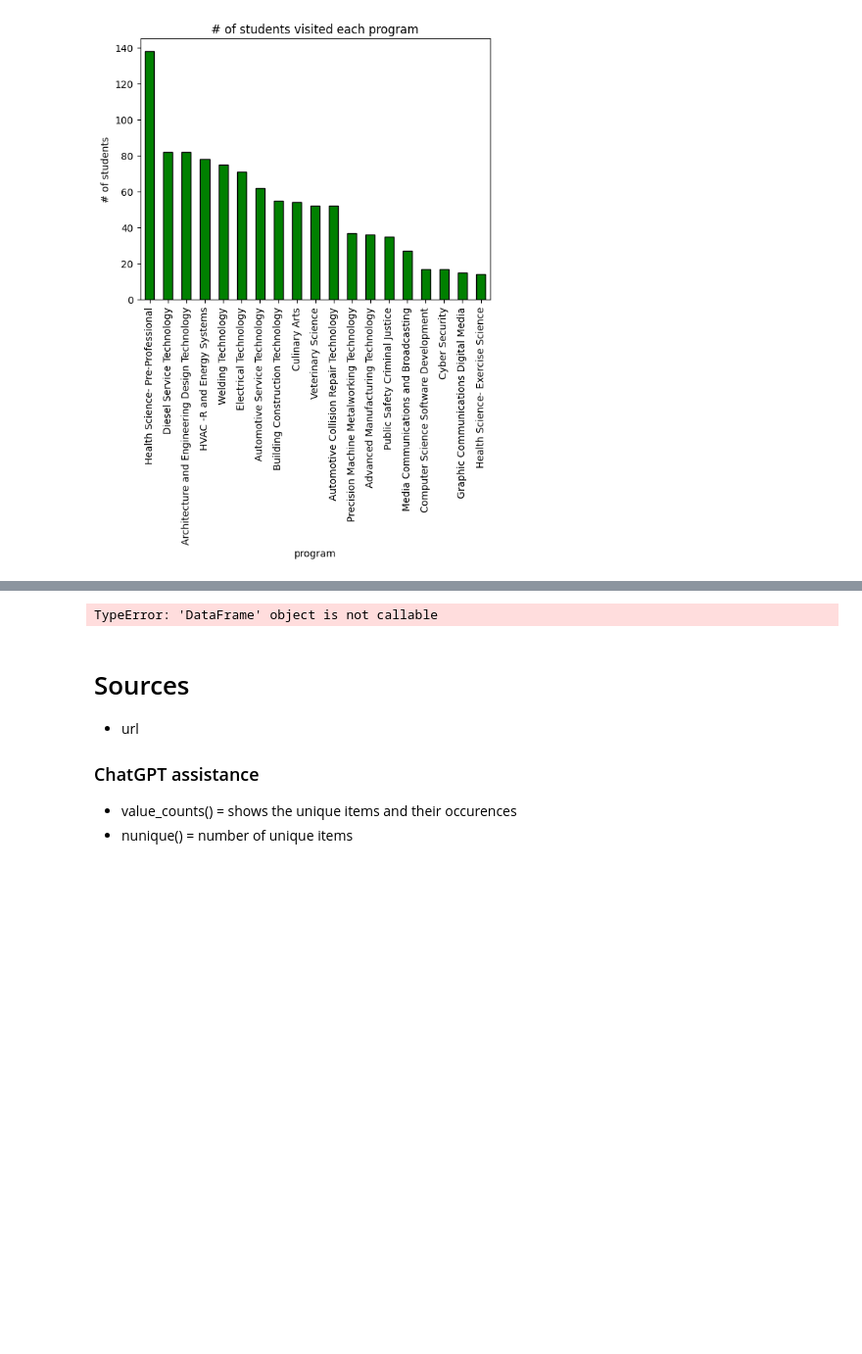
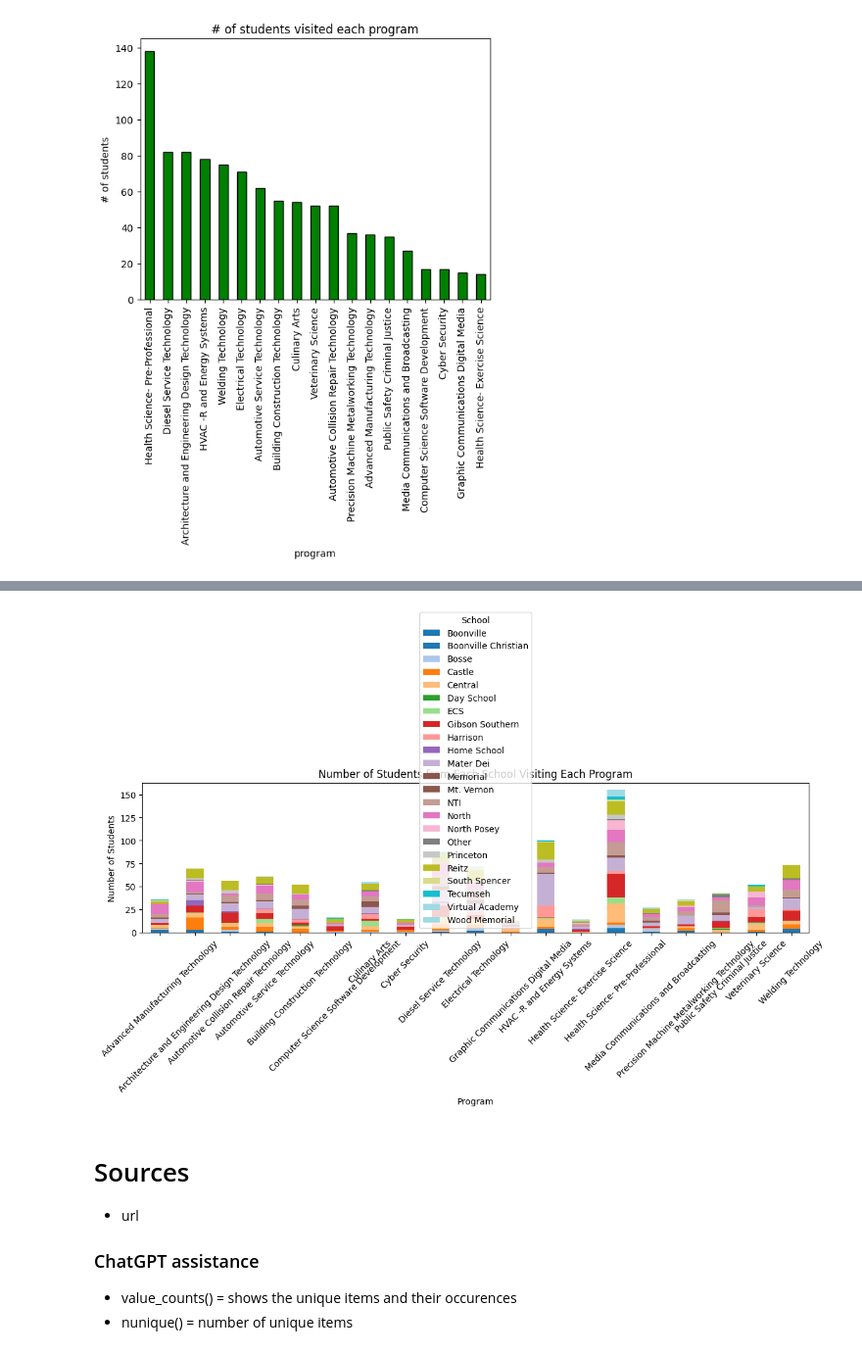
Before and after one commit to quakced/2425CSnotes, a Jupyter notebook: DATA/Notes/OpenHouse/OpenHouse/OHAnalyzer.ipynb, the cells around one changed output, grey strips where cells are left out. Shown at 98% size. Cells and saved outputs as stored; diff of their text form; code cells hidden in the pictures; blank space fills up the shorter version.

```diff
--- a/DATA/Notes/OpenHouse/OpenHouse/OHAnalyzer.ipynb
+++ b/DATA/Notes/OpenHouse/OpenHouse/OHAnalyzer.ipynb
@@ -140,19 +140,31 @@ for i in range(len(courseName)):
         file.close()
 # %%
 # we need to see the count of schools that visited each course
+import pandas as pd
 import matplotlib.pyplot as plt
-import pandas as pd
-dfFoyer = pd.read_csv("CleanData/CleanFoyer.csv",header=0)
-dfPrograms = pd.read_csv("CleanData/CleanPrograms.csv",header=0)
-school_counts = dfPrograms.groupby('program')[dfFoyer("school")].nunique().reset_index()
-count = dfPrograms.value_counts("school") and dfFoyer.value_counts("Programs")
-print(count,school_counts)
-count.plot(kind="bar", color="green", edgecolor="black")
-plt.title("# of students visited each program")
-plt.ylabel("# of students")
-plt.xlabel("program")
+
+# Load data
+dfFoyer = pd.read_csv("CleanData/CleanFoyer.csv", header=0)
+dfPrograms = pd.read_csv("CleanData/CleanPrograms.csv", header=0)
+
+# Merge both dataframes on a common key, if needed
+# Assuming both have a column like 'StudentID' to join on (adjust as needed)
+df = pd.merge(dfFoyer, dfPrograms, left_on='id', right_on='id')
+
+# Group by school and program and count number of students
+grouped = df.groupby(['school', 'program']).size().unstack(fill_value=0)
+
+# Plot as a stacked bar chart
+grouped.T.plot(kind='bar', stacked=True, figsize=(12,6), colormap='tab20')
+plt.title("Number of Students from Each School Visiting Each Program")
+plt.ylabel("Number of Students")
+plt.xlabel("Program")
+plt.xticks(rotation=45)
+plt.legend(title="School")
+plt.tight_layout()
+plt.show()
 # %% [output]
-TypeError: 'DataFrame' object is not callable
+[figure, added]
 # %% [markdown]
 # Sources
 - url
```
Also changed, not shown: 6 other files.
